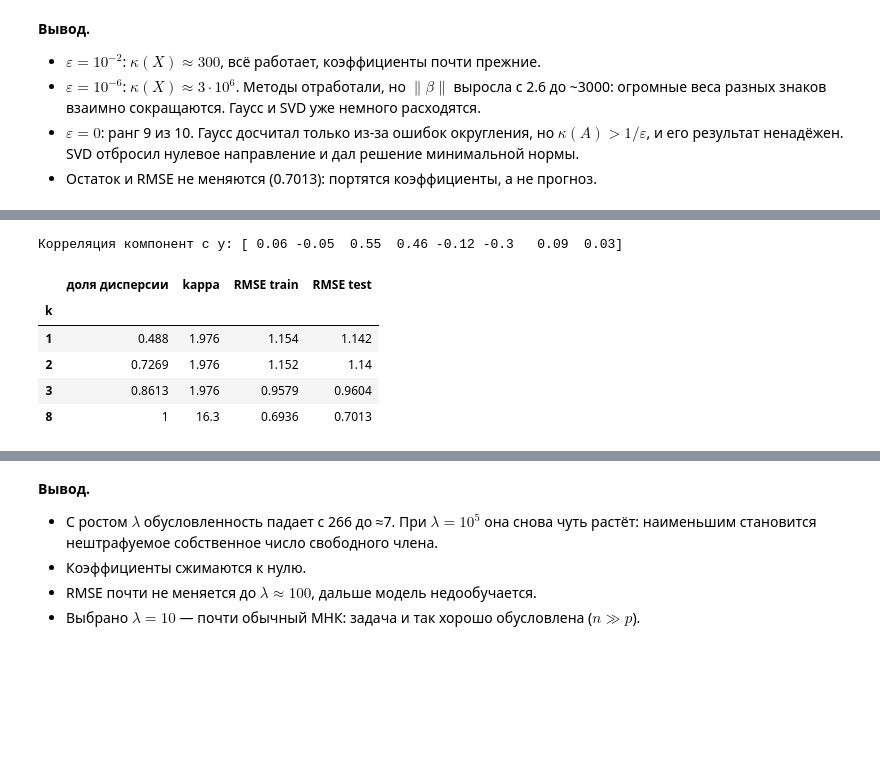
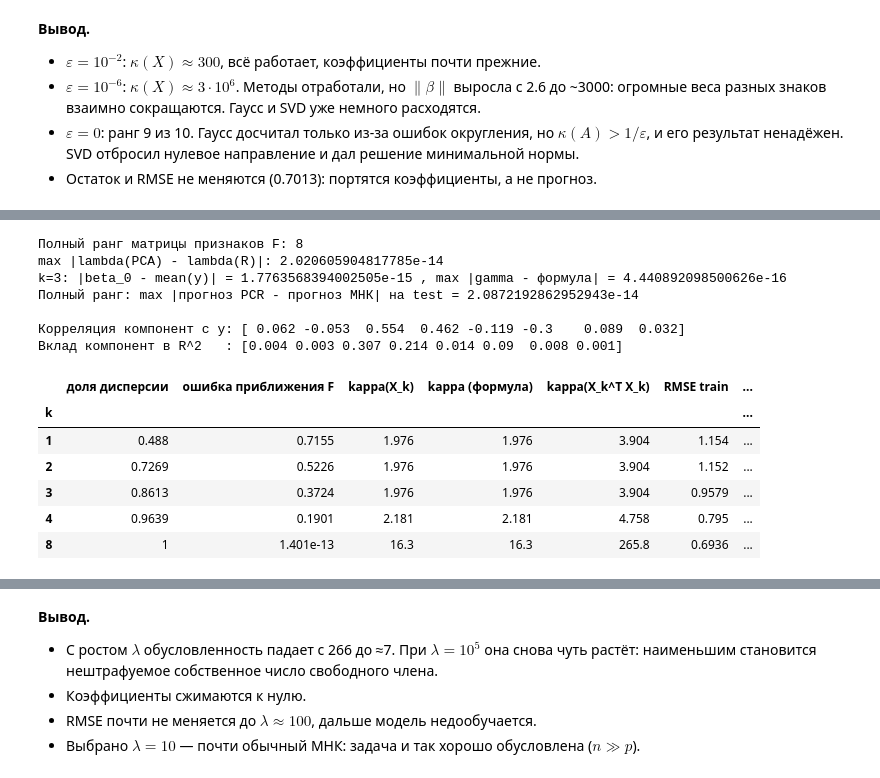
Before and after one commit to a-avdonin/math-ml, a Jupyter notebook: lab1.ipynb, the cells around one changed output, grey strips where cells are left out. Saved outputs shown, nothing was run; the diff lists cells and outputs as text; code cells hidden in the pictures; blank space fills up the shorter version.

```diff
--- a/lab1.ipynb
+++ b/lab1.ipynb
@@ -286,20 +500,66 @@ PCA обучаем на train. Для $k=1,2,3$ и полного ранга 8
 # %%
+# обучаем только на train
 pca = PCA().fit(F)
-Z, Z_te = pca.transform(F), pca.transform(F_te)
+Z = pca.transform(F)
+# для test используем те же компоненты
+Z_te = pca.transform(F_te)
+
+k_full = rank(F)
+print('Полный ранг матрицы признаков F:', k_full)
+
+# sklearn делит на n-1, переводим к делителю n
+lam_pca = pca.explained_variance_ * (n - 1) / n
+print('max |lambda(PCA) - lambda(R)|:', np.abs(np.sort(lam_pca) - lam_R).max())
+
+corr_zy = np.array([np.corrcoef(Z[:, i], y)[0, 1] for i in range(k_full)])
+
 rows = []
-for k in [1, 2, 3, 8]:
+for k in range(1, k_full + 1):
     Xk, Xk_te = ones(Z[:, :k]), ones(Z_te[:, :k])
-    beta = svd_solve(Xk, y)
-    rows.append({'k': k, 'доля дисперсии': pca.explained_variance_ratio_[:k].sum(), 'kappa': np.linalg.cond(Xk),
-                 'RMSE train': rmse(y, Xk @ beta), 'RMSE test': rmse(y_te, Xk_te @ beta)})
+    beta_k = np.linalg.lstsq(Xk, y, rcond=None)[0]
+
+    # относительная ошибка приближения F матрицей ранга k
+    F_k = Z[:, :k] @ pca.components_[:k]
+    approx_err = np.linalg.norm(F - F_k) / np.linalg.norm(F)
+
+    kappa_k = np.linalg.cond(Xk)
+    kappa_theory = max(1, np.sqrt(lam_pca[0])) / min(1, np.sqrt(lam_pca[k - 1]))
+    rows.append({'k': k,
+                 'доля дисперсии': pca.explained_variance_ratio_[:k].sum(),
+                 'ошибка приближения F': approx_err,
+                 'kappa(X_k)': kappa_k,
+                 'kappa (формула)': kappa_theory,
+                 'kappa(X_k^T X_k)': kappa_k ** 2,
+                 'RMSE train': rmse(y, Xk @ beta_k),
+                 'RMSE train (формула)': y.std() * np.sqrt(1 - np.sum(corr_zy[:k] ** 2)),
+                 'RMSE test': rmse(y_te, Xk_te @ beta_k)})
 pcr = pd.DataFrame(rows).set_index('k')
-print('Корреляция компонент с y:', np.round([np.corrcoef(Z[:, i], y)[0, 1] for i in range(8)], 2))
-pcr
+
+# проверка явной формулы коэффициентов для k = 3
+beta_3 = np.linalg.lstsq(ones(Z[:, :3]), y, rcond=None)[0]
+gamma_3 = np.array([Z[:, i] @ y / (n * lam_pca[i]) for i in range(3)])
+print('k=3: |beta_0 - mean(y)| =', abs(beta_3[0] - y.mean()), ', max |gamma - формула| =', np.abs(beta_3[1:] - gamma_3).max())
+
+# при полном ранге PCR должна совпасть с обычным МНК
+beta_full = np.linalg.lstsq(ones(Z), y, rcond=None)[0]
+print('Полный ранг: max |прогноз PCR - прогноз МНК| на test =', np.abs(ones(Z_te) @ beta_full - X_te @ beta_std).max())
+print()
+print('Корреляция компонент с y:', np.round(corr_zy, 3))
+print('Вклад компонент в R^2   :', np.round(corr_zy ** 2, 3))
+
+pcr.loc[[1, 2, 3, 4, k_full]]
 # %% [output]
-Корреляция компонент с y: [ 0.06 -0.05  0.55  0.46 -0.12 -0.3   0.09  0.03]
+Полный ранг матрицы признаков F: 8
+max |lambda(PCA) - lambda(R)|: 2.020605904817785e-14
+k=3: |beta_0 - mean(y)| = 1.7763568394002505e-15 , max |gamma - формула| = 4.440892098500626e-16
+Полный ранг: max |прогноз PCR - прогноз МНК| на test = 2.0872192862952943e-14
+
+Корреляция компонент с y: [ 0.062 -0.053  0.554  0.462 -0.119 -0.3    0.089  0.032]
+Вклад компонент в R^2   : [0.004 0.003 0.307 0.214 0.014 0.09  0.008 0.001]
-|  | доля дисперсии | kappa | RMSE train | RMSE test |
-| k |  |  |  |  |
-| 1 | 0.488 | 1.976 | 1.154 | 1.142 |
-| 2 | 0.7269 | 1.976 | 1.152 | 1.14 |
-| 3 | 0.8613 | 1.976 | 0.9579 | 0.9604 |
-| 8 | 1 | 16.3 | 0.6936 | 0.7013 |
+|  | доля дисперсии | ошибка приближения F | kappa(X_k) | kappa (формула) | kappa(X_k^T X_k) | RMSE train | ... |
+| k |  |  |  |  |  |  | ... |
+| 1 | 0.488 | 0.7155 | 1.976 | 1.976 | 3.904 | 1.154 | ... |
+| 2 | 0.7269 | 0.5226 | 1.976 | 1.976 | 3.904 | 1.152 | ... |
+| 3 | 0.8613 | 0.3724 | 1.976 | 1.976 | 3.904 | 0.9579 | ... |
+| 4 | 0.9639 | 0.1901 | 2.181 | 2.181 | 4.758 | 0.795 | ... |
+| 8 | 1 | 1.401e-13 | 16.3 | 16.3 | 265.8 | 0.6936 | ... |
```
Also changed, not shown: parts of 26 cells of this notebook.
